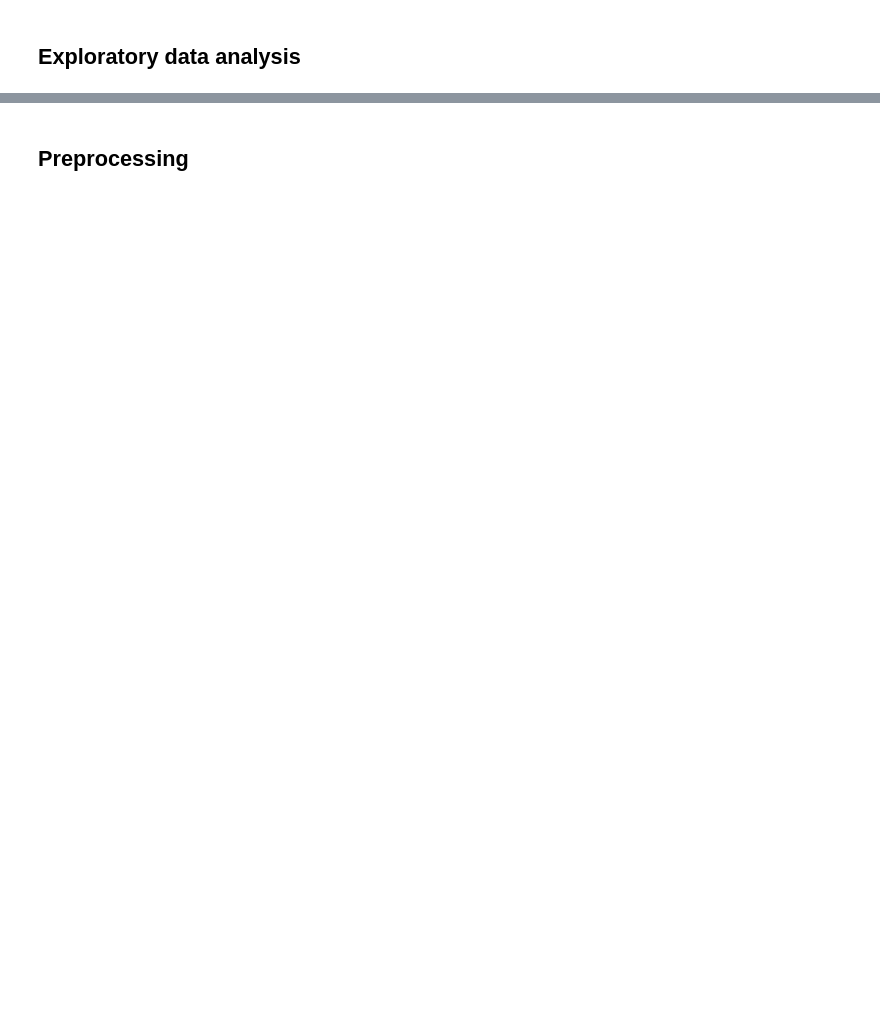
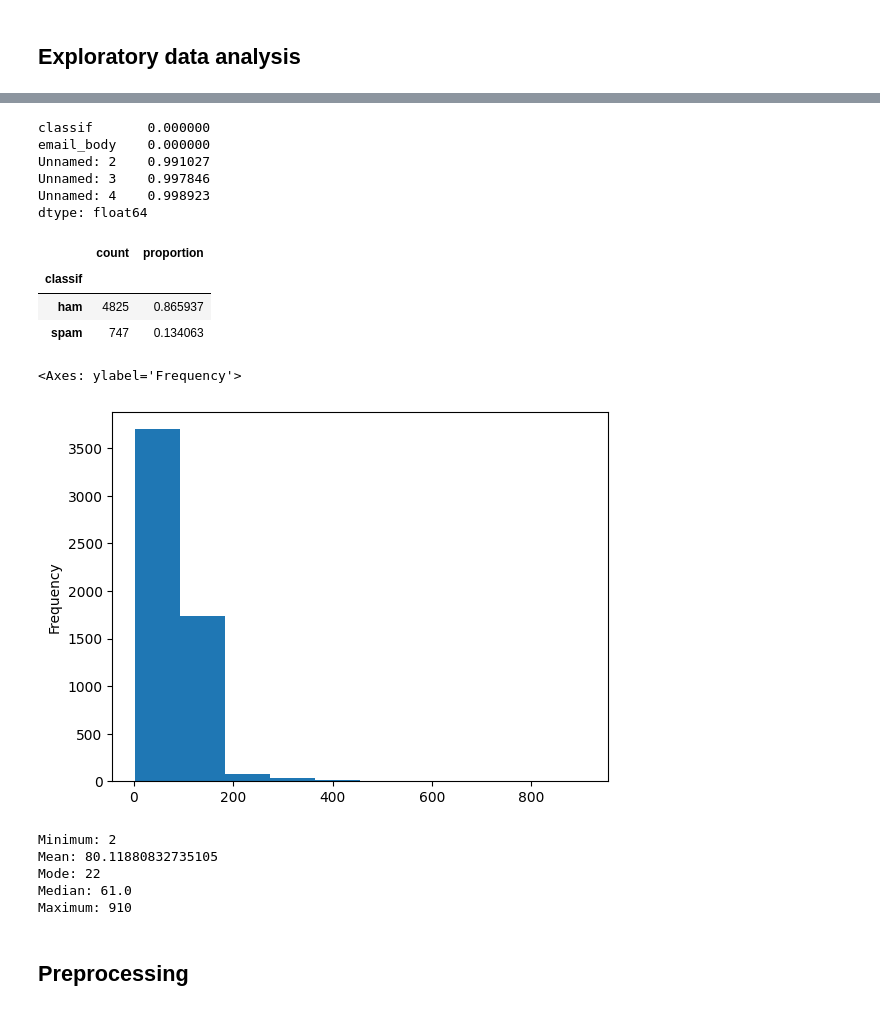
Before and after one commit to bili2002/ML_23-24, a Jupyter notebook: Week_06 - Classification. SVM/svm.ipynb, the cells around one changed output, grey strips where cells are left out. Cells and saved outputs as stored; diff of their text form; code cells hidden in the pictures; blank space fills up the shorter version.

```diff
--- a/Week_06 - Classification. SVM/svm.ipynb
+++ b/Week_06 - Classification. SVM/svm.ipynb
@@ -107,0 +85,3 @@ Answer the following questions:
+# %%
+df = pd.read_csv("../DATA/spam.csv", encoding="latin-1")
+df
@@ -107,0 +102,3 @@ Answer the following questions:
+# %%
+df = df.rename(columns={"v1": "classif", "v2": "email_body"})
+df
@@ -161,2 +145,38 @@ Maximum: 910
+# %%
+df.isna().mean()
+# %% [output]
+classif       0.000000
+email_body    0.000000
+Unnamed: 2    0.991027
+Unnamed: 3    0.997846
+Unnamed: 4    0.998923
+dtype: float64
+# %%
+df_temp = df.value_counts("classif", dropna=True)
+df_temp2 = df["classif"].value_counts(dropna=True, normalize=True)
+pd.concat([df_temp, df_temp2], axis=1)
+# %% [output]
+|  | count | proportion |
+| classif |  |  |
+| ham | 4825 | 0.865937 |
+| spam | 747 | 0.134063 |
+# %%
+df["email_body_length"] = df["email_body"].map(len)
+df["email_body_length"].plot(kind="hist")
+# %% [output]
+<Axes: ylabel='Frequency'>
+[figure, added]
+# %%
+print(f"Minimum: {df["email_body_length"].min()}")
+print(f"Mean: {df["email_body_length"].mean()}")
+print(f"Mode: {df["email_body_length"].mode()[0]}")
+print(f"Median: {df["email_body_length"].median()}")
+print(f"Maximum: {df["email_body_length"].max()}")
+# %% [output]
+Minimum: 2
+Mean: 80.11880832735105
+Mode: 22
+Median: 61.0
+Maximum: 910
 # %% [markdown]
 ## Preprocessing
```
Also changed, not shown: parts of 25 cells of this notebook, 3 other files.
